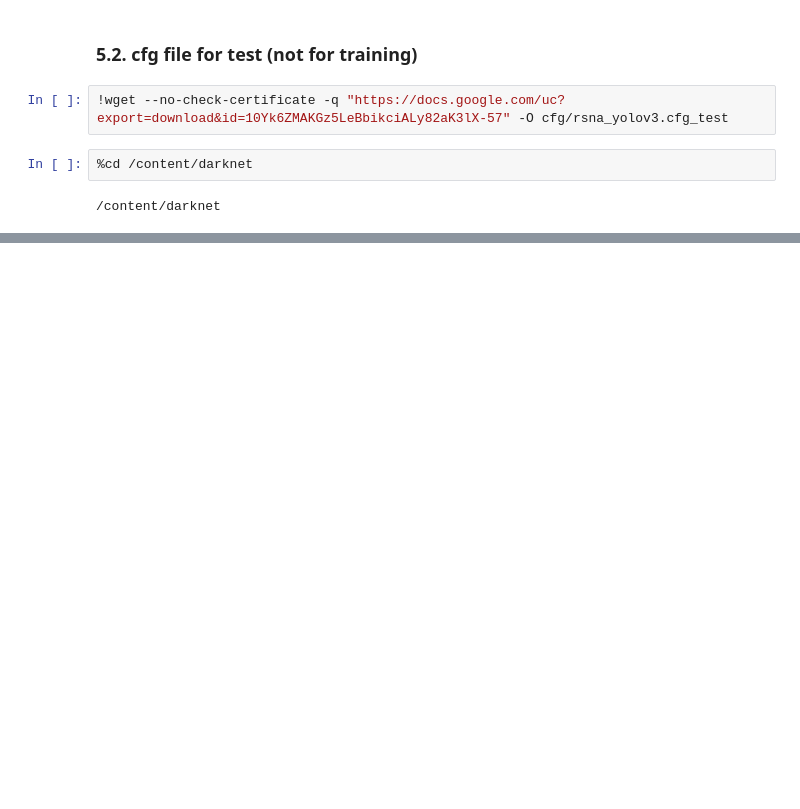
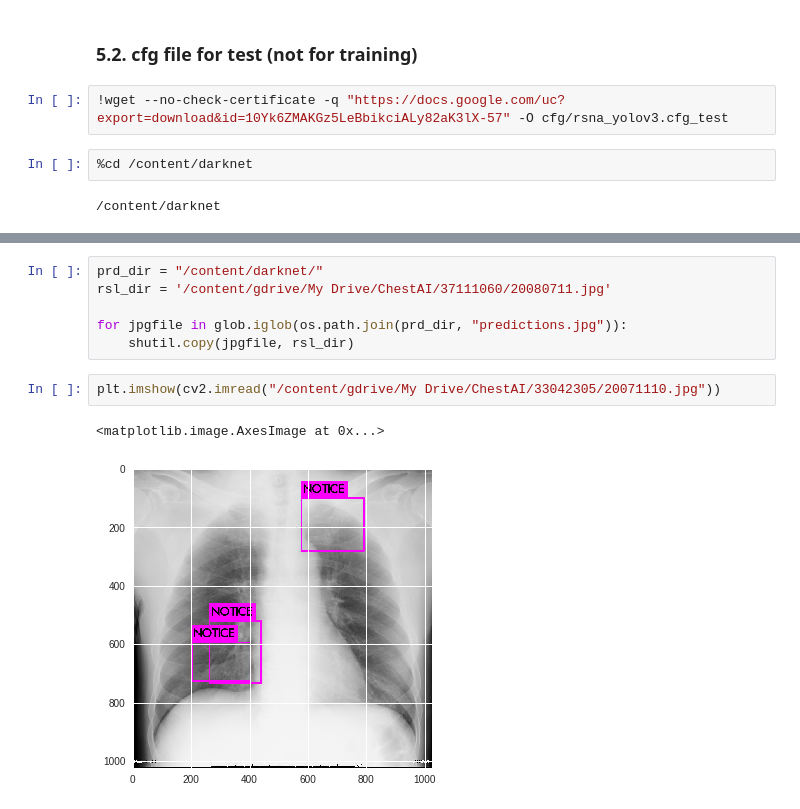
Before and after one commit to akemiyamashita/Trainable_Segmentation, a Jupyter notebook: YOLOv3_RSNA.ipynb, the cells around one changed output, grey strips where cells are left out. Cells and saved outputs as stored; diff of their text form; blank space fills up the shorter version.

```diff
--- a/YOLOv3_RSNA.ipynb
+++ b/YOLOv3_RSNA.ipynb
@@ -492,0 +531,11 @@ plt.imshow(cv2.imread("/content/darknet/predictions.jpg"))
+# %%
+prd_dir = "/content/darknet/"
+rsl_dir = '/content/gdrive/My Drive/ChestAI/37111060/20080711.jpg'
+
+for jpgfile in glob.iglob(os.path.join(prd_dir, "predictions.jpg")):
+    shutil.copy(jpgfile, rsl_dir)
+# %%
+plt.imshow(cv2.imread("/content/gdrive/My Drive/ChestAI/33042305/20071110.jpg"))
+# %% [output]
+<matplotlib.image.AxesImage at 0x...>
+[figure, added]
```
Also changed, not shown: parts of 17 cells of this notebook.
